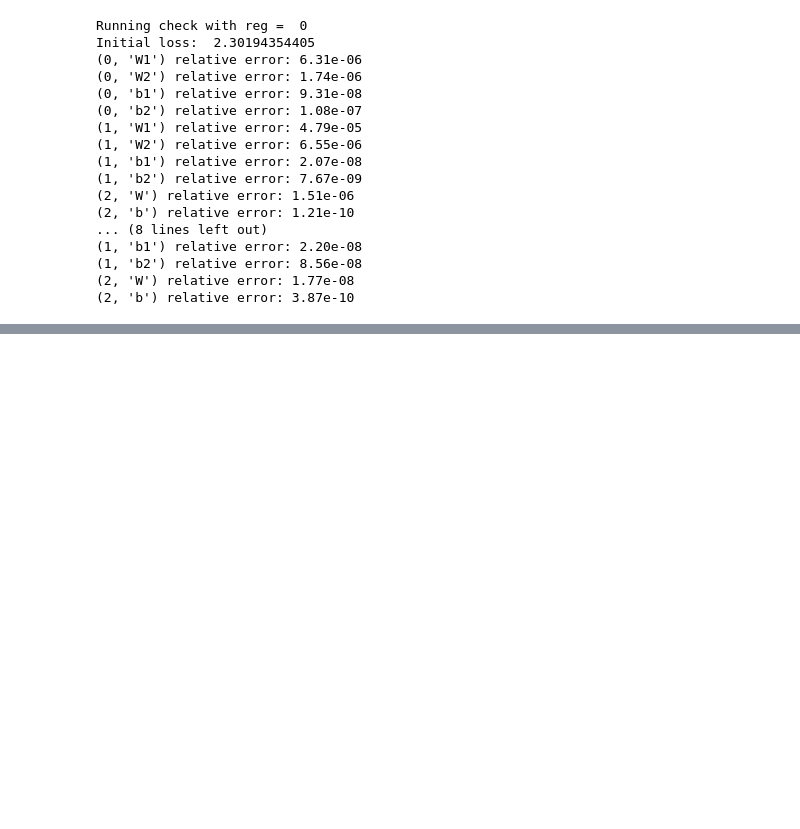
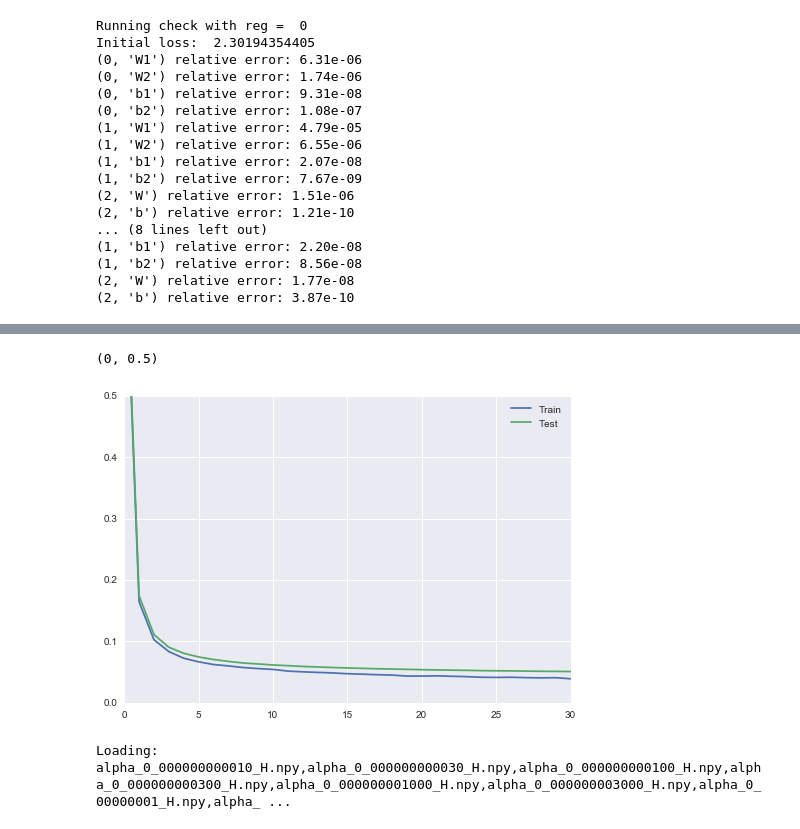
Before and after one commit to kristjanjonsson/Deep-Hidden-Layer-Learning, a Jupyter notebook: Prototyping-KJ.ipynb, the cells around one changed output, grey strips where cells are left out. Cells and saved outputs as stored; diff of their text form; code cells hidden in the pictures; blank space fills up the shorter version.

```diff
--- a/Prototyping-KJ.ipynb
+++ b/Prototyping-KJ.ipynb
@@ -548,0 +606,4 @@ submodel = model[0:3]
+# %%
+for i, H in enumerate(load(dataPath, which='H')):
+    if i == indices[1]:
+        break
@@ -548,0 +612,18 @@ submodel = model[0:3]
+# %%
+X_in = model[:1].loss(X)
+
+submodel = model[1]
+data = {'X_train': X_in[train_idx],
+        'y_train': H[train_idx],
+        'X_val': X_in[val_idx],
+        'y_val': H[val_idx]}
+# %%
+solver = Solver(submodel, data, classification=False,
+                update_rule='adam',
+                optim_config={
+                  'learning_rate': 1e-3,
+                },
+                lr_decay=0.95,
+                num_epochs=30, batch_size=100,
+                print_every=100)
+solver.train()
@@ -548,0 +648,21 @@ submodel = model[0:3]
+# %%
+plot_errors(solver)
+plt.ylim((0, 0.5))
+# %% [output]
+(0, 0.5)
+[figure, added]
+# %%
+current_layer = 2
+for i, H in enumerate(load(dataPath, which='H')):
+    if i == indices[current_layer]:
+        break
+
+X_in = model[:current_layer].loss(X)
+
+submodel = model[current_layer]
+data = {'X_train': X_in[train_idx],
+        'y_train': H[train_idx],
+        'X_val': X_in[val_idx],
+        'y_val': H[val_idx]}
+# %% [output]
+Loading: alpha_0_000000000010_H.npy,alpha_0_000000000030_H.npy,alpha_0_000000000100_H.npy,alpha_0_000000000300_H.npy,alpha_0_000000001000_H.npy,alpha_0_000000003000_H.npy,alpha_0_00000001_H.npy,alpha_ ...
```
Also changed, not shown: parts of 39 cells of this notebook.
